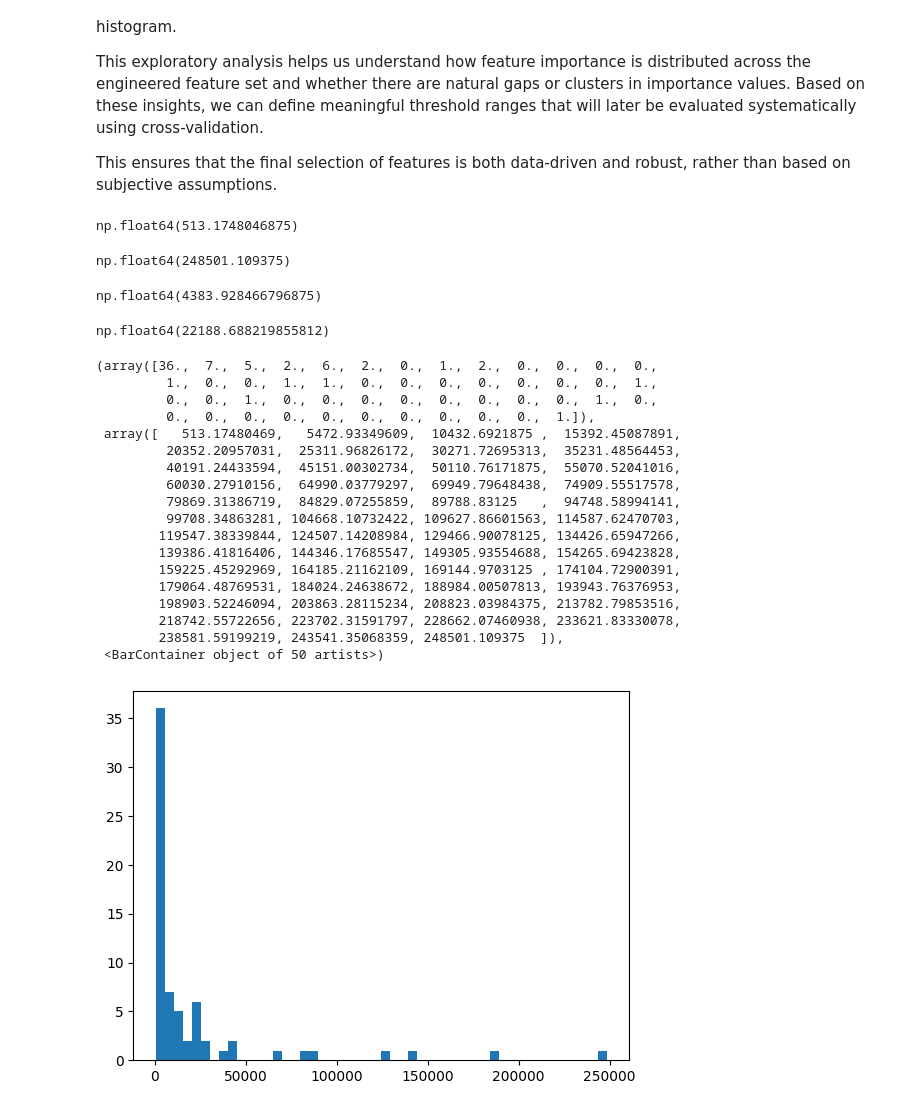
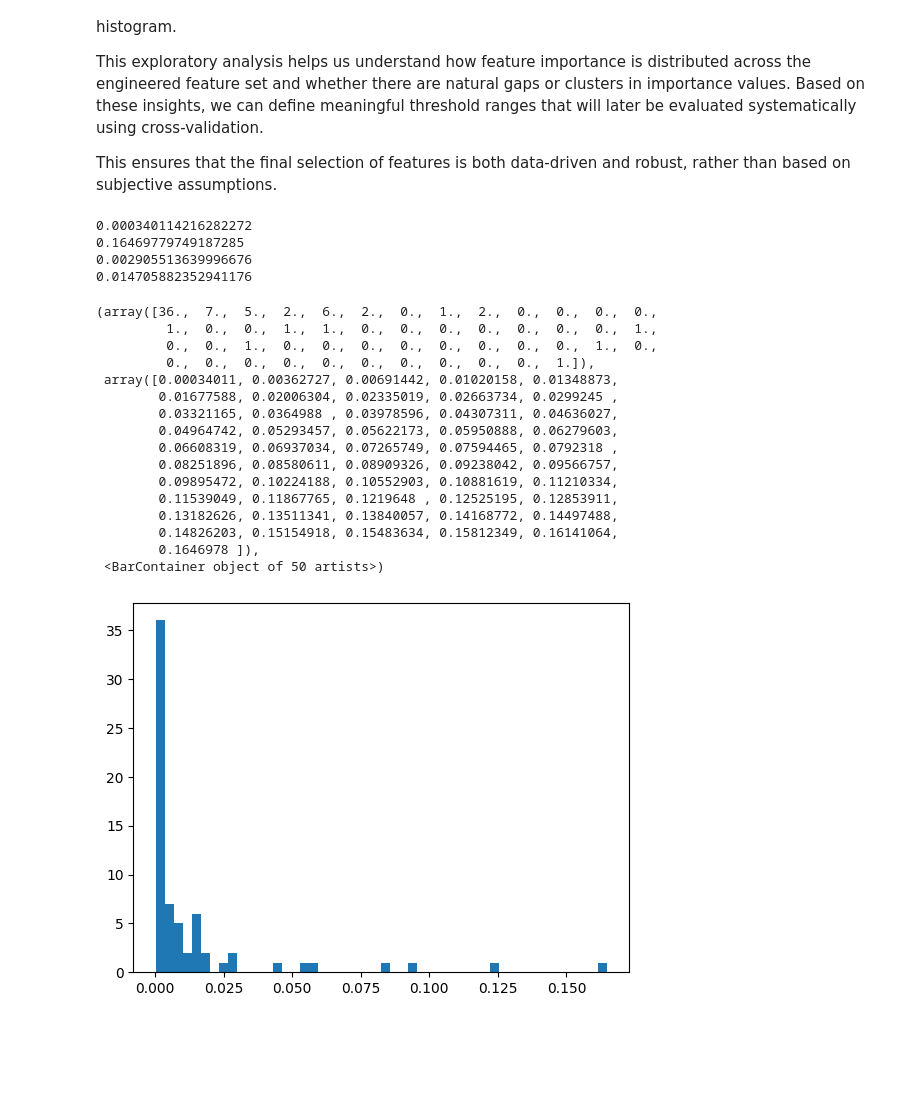
Before and after one commit to TobiSchl2010/predictive-maintenance-cmaps, a Jupyter notebook: notebooks/03_modeling.ipynb, the cells around one changed output. Drawn from its saved outputs; the diff is of its cells as text; code cells hidden in the pictures; blank space fills up the shorter version.

Commit message:
feat(xgboost): tune gain-based feature importance threshold, reduce dataset, retrain model, and compare performance to original XGBoost baseline

```diff
--- a/notebooks/03_modeling.ipynb
+++ b/notebooks/03_modeling.ipynb
@@ -1181,3 +1185,5 @@ XGBRegressor(base_score=None, booster=None, callbacks=None,
+# %%
+xgb_model_retrained = joblib.load('../models/xgb_model_retrained.pkl')
 # %%
 val_pred = xgb_model_retrained.predict(X_val_clean)
 
@@ -1260,0 +1251,2 @@ gain_df
+# %%
+gain_df["Normalized_Gain"] = gain_df["Gain"] / gain_df["Gain"].sum()
@@ -1295,43 +1289,35 @@ This exploratory analysis helps us understand how feature importance is distribu
 
 This ensures that the final selection of features is both data-driven and robust, rather than based on subjective assumptions.
 # %%
-np.min(gain_df['Gain'])
+print(np.min(gain_df['Normalized_Gain']))
+print(np.max(gain_df['Normalized_Gain']))
+print(np.median(gain_df['Normalized_Gain']))
+print(np.mean(gain_df['Normalized_Gain']))
 # %% [output]
-np.float64(513.1748046875)
+0.000340114216282272
+0.16469779749187285
+0.002905513639996676
+0.014705882352941176
-# %%
-np.max(gain_df['Gain'])
-# %% [output]
-np.float64(248501.109375)
-# %%
-np.median(gain_df['Gain'])
-# %% [output]
-np.float64(4383.928466796875)
-# %%
-np.mean(gain_df['Gain'])
-# %% [output]
-np.float64(22188.688219855812)
 # %%
-plt.hist(gain_df['Gain'].values, bins=50)
+plt.hist(gain_df['Normalized_Gain'].values, bins=50)
 # %% [output]
 (array([36.,  7.,  5.,  2.,  6.,  2.,  0.,  1.,  2.,  0.,  0.,  0.,  0.,
          1.,  0.,  0.,  1.,  1.,  0.,  0.,  0.,  0.,  0.,  0.,  0.,  1.,
          0.,  0.,  1.,  0.,  0.,  0.,  0.,  0.,  0.,  0.,  0.,  1.,  0.,
          0.,  0.,  0.,  0.,  0.,  0.,  0.,  0.,  0.,  0.,  1.]),
- array([   513.17480469,   5472.93349609,  10432.6921875 ,  15392.45087891,
-         20352.20957031,  25311.96826172,  30271.72695313,  35231.48564453,
-         40191.24433594,  45151.00302734,  50110.76171875,  55070.52041016,
-         60030.27910156,  64990.03779297,  69949.79648438,  74909.55517578,
-         79869.31386719,  84829.07255859,  89788.83125   ,  94748.58994141,
-         99708.34863281, 104668.10732422, 109627.86601563, 114587.62470703,
-        119547.38339844, 124507.14208984, 129466.90078125, 134426.65947266,
-        139386.41816406, 144346.17685547, 149305.93554688, 154265.69423828,
-        159225.45292969, 164185.21162109, 169144.9703125 , 174104.72900391,
-        179064.48769531, 184024.24638672, 188984.00507813, 193943.76376953,
-        198903.52246094, 203863.28115234, 208823.03984375, 213782.79853516,
-        218742.55722656, 223702.31591797, 228662.07460938, 233621.83330078,
-        238581.59199219, 243541.35068359, 248501.109375  ]),
+ array([0.00034011, 0.00362727, 0.00691442, 0.01020158, 0.01348873,
+        0.01677588, 0.02006304, 0.02335019, 0.02663734, 0.0299245 ,
+        0.03321165, 0.0364988 , 0.03978596, 0.04307311, 0.04636027,
+        0.04964742, 0.05293457, 0.05622173, 0.05950888, 0.06279603,
+        0.06608319, 0.06937034, 0.07265749, 0.07594465, 0.0792318 ,
+        0.08251896, 0.08580611, 0.08909326, 0.09238042, 0.09566757,
+        0.09895472, 0.10224188, 0.10552903, 0.10881619, 0.11210334,
+        0.11539049, 0.11867765, 0.1219648 , 0.12525195, 0.12853911,
+        0.13182626, 0.13511341, 0.13840057, 0.14168772, 0.14497488,
+        0.14826203, 0.15154918, 0.15483634, 0.15812349, 0.16141064,
+        0.1646978 ]),
  <BarContainer object of 50 artists>)
-[figure, old version]
+[figure, new version]
 # %% [markdown]
 Feature Selection Thresholds
 
```
Also changed, not shown: parts of 26 cells of this notebook, 3 other files.
